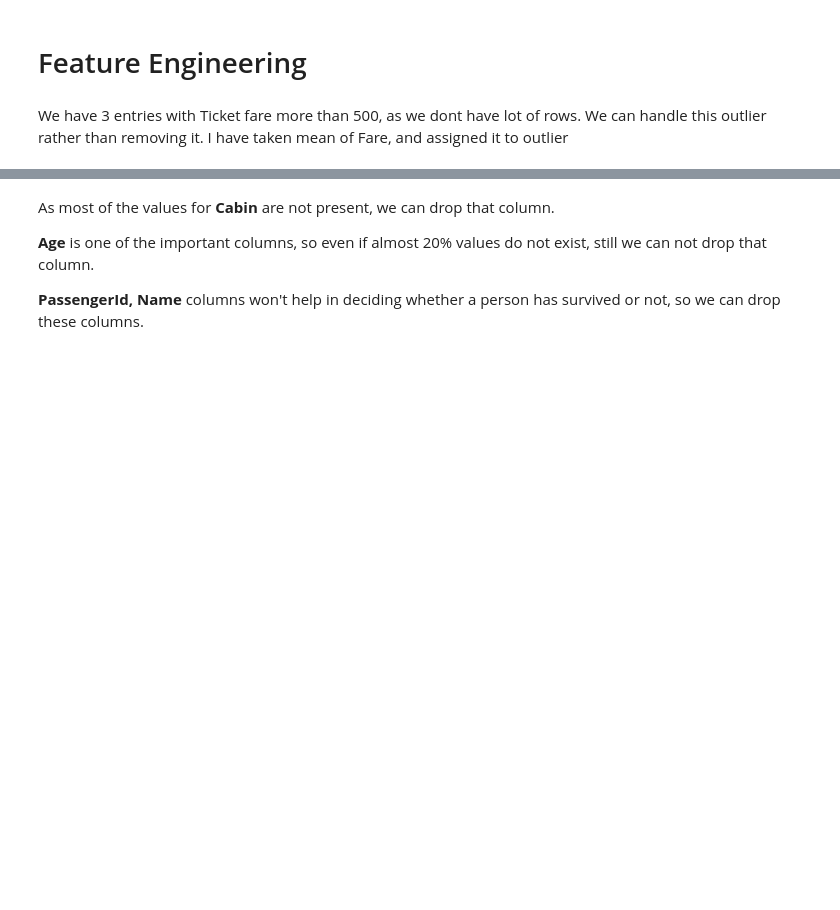
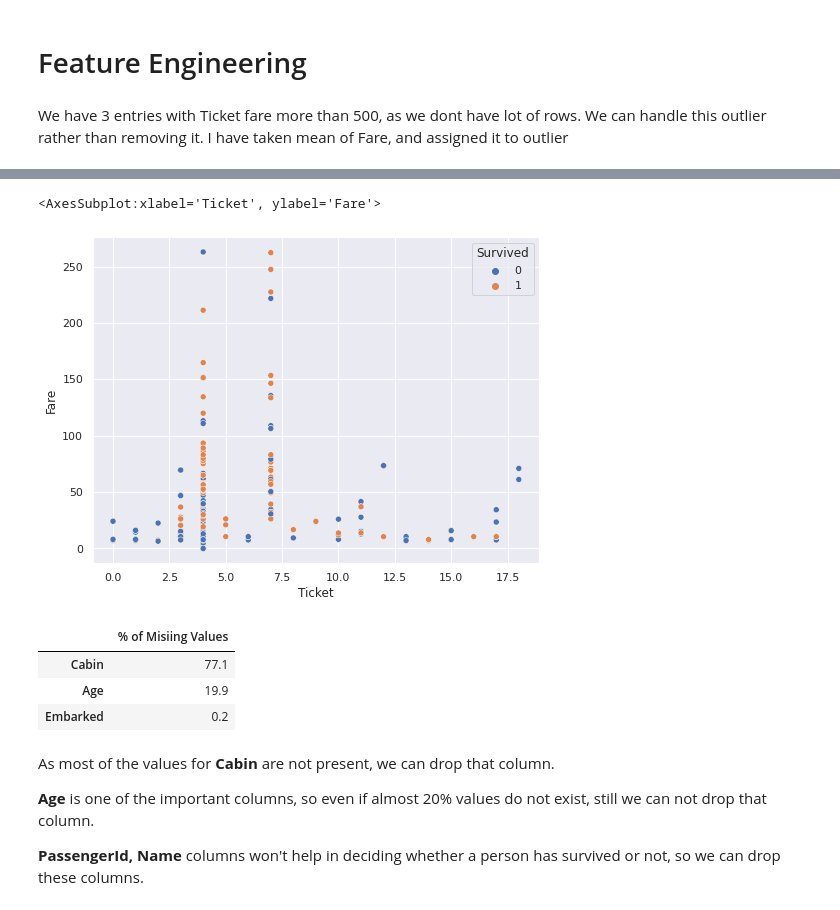
Before and after one commit to sanjaylalwani/Titanic, a Jupyter notebook: titanic.ipynb, the cells around one changed output, grey strips where cells are left out. Saved outputs shown, nothing was run; the diff lists cells and outputs as text; code cells hidden in the pictures; blank space fills up the shorter version.

```diff
--- a/titanic.ipynb
+++ b/titanic.ipynb
@@ -117,6 +210,41 @@ titanic_train_df['Ticket'].unique()
+# %%
+titanic_train_df['Ticket'] = titanic_train_df['Ticket'].str.replace("SOTONO2","SOTONOQ")
+titanic_test_df['Ticket'] = titanic_test_df['Ticket'].str.replace("SOTONO2","SOTONOQ")
+titanic_train_df['Ticket'] = titanic_train_df['Ticket'].str.replace("CASOTON","SOTONOQ")
+titanic_test_df['Ticket'] = titanic_test_df['Ticket'].str.replace("CASOTON","SOTONOQ")
+
+titanic_train_df['Ticket'] = titanic_train_df['Ticket'].str.replace("SCAH","SC")
+titanic_test_df['Ticket'] = titanic_test_df['Ticket'].str.replace("SCAH","SC")
+titanic_train_df['Ticket'] = titanic_train_df['Ticket'].str.replace("SCA4","SC")
+titanic_test_df['Ticket'] = titanic_test_df['Ticket'].str.replace("SCA4","SC")
+titanic_train_df['Ticket'] = titanic_train_df['Ticket'].str.replace("SCAH","SC")
+titanic_test_df['Ticket'] = titanic_test_df['Ticket'].str.replace("SCAH","SC")
+
+titanic_train_df['Ticket'] = titanic_train_df['Ticket'].str.replace("SCParis","SCPARIS")
+titanic_test_df['Ticket'] = titanic_test_df['Ticket'].str.replace("SCParis","SCPARIS")
+# %%
+titanic_train_df['Ticket'] = titanic_train_df['Ticket'].str.replace("SP","Other")
+titanic_test_df['Ticket'] = titanic_test_df['Ticket'].str.replace("SP","Other")
+titanic_train_df['Ticket'] = titanic_train_df['Ticket'].str.replace("Fa","Other")
+titanic_test_df['Ticket'] = titanic_test_df['Ticket'].str.replace("Fa","Other")
+
+titanic_train_df['Ticket'] = titanic_train_df['Ticket'].str.replace("AS","Other")
+titanic_test_df['Ticket'] = titanic_test_df['Ticket'].str.replace("AS","Other")
+titanic_train_df['Ticket'] = titanic_train_df['Ticket'].str.replace("FC","Other")
+titanic_test_df['Ticket'] = titanic_test_df['Ticket'].str.replace("FC","Other")
+titanic_train_df['Ticket'] = titanic_train_df['Ticket'].str.replace("SCOW","Other")
+titanic_test_df['Ticket'] = titanic_test_df['Ticket'].str.replace("SCOW","Other")
+
+titanic_train_df['Ticket'] = titanic_train_df['Ticket'].str.replace("SOP","Other")
+titanic_test_df['Ticket'] = titanic_test_df['Ticket'].str.replace("SOP","Other")
 # %%
 titanic_train_df['Ticket'] = le.fit_transform(titanic_train_df['Ticket'])
 titanic_test_df['Ticket'] = le.fit_transform(titanic_test_df['Ticket'])
+# %%
+sns.scatterplot(data=titanic_train_df, x='Ticket', y='Fare',hue="Survived", sizes=(20, 60), legend="full")
+# %% [output]
+<AxesSubplot:xlabel='Ticket', ylabel='Fare'>
+[figure, added]
 # %%
 def missing_percent_of_column(train_set):
     nan_percent = 100*(train_set.isnull().sum()/len(train_set))
@@ -130,6 +258,11 @@ def missing_percent_of_column(train_set):
 # %%
 miss = missing_percent_of_column(titanic_train_df)
 miss
+# %% [output]
+|  | % of Misiing Values |
+| Cabin | 77.1 |
+| Age | 19.9 |
+| Embarked | 0.2 |
 # %% [markdown]
 As most of the values for **Cabin** are not present, we can drop that column.
 
```
Also changed, not shown: parts of 40 cells of this notebook.
